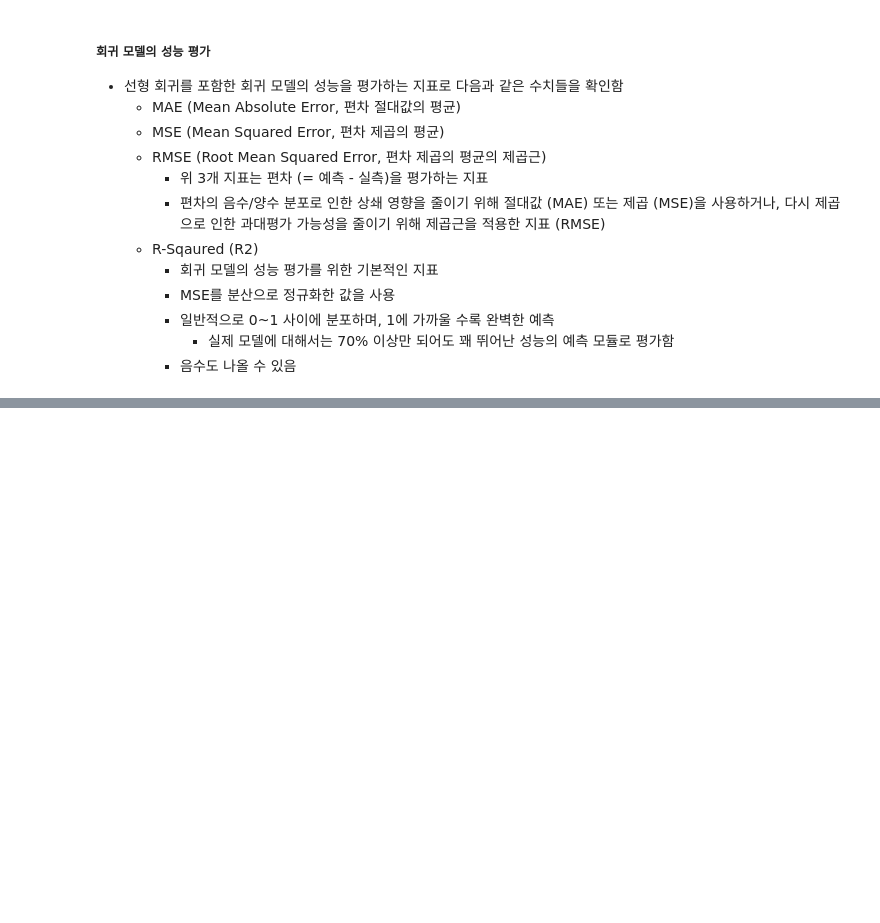
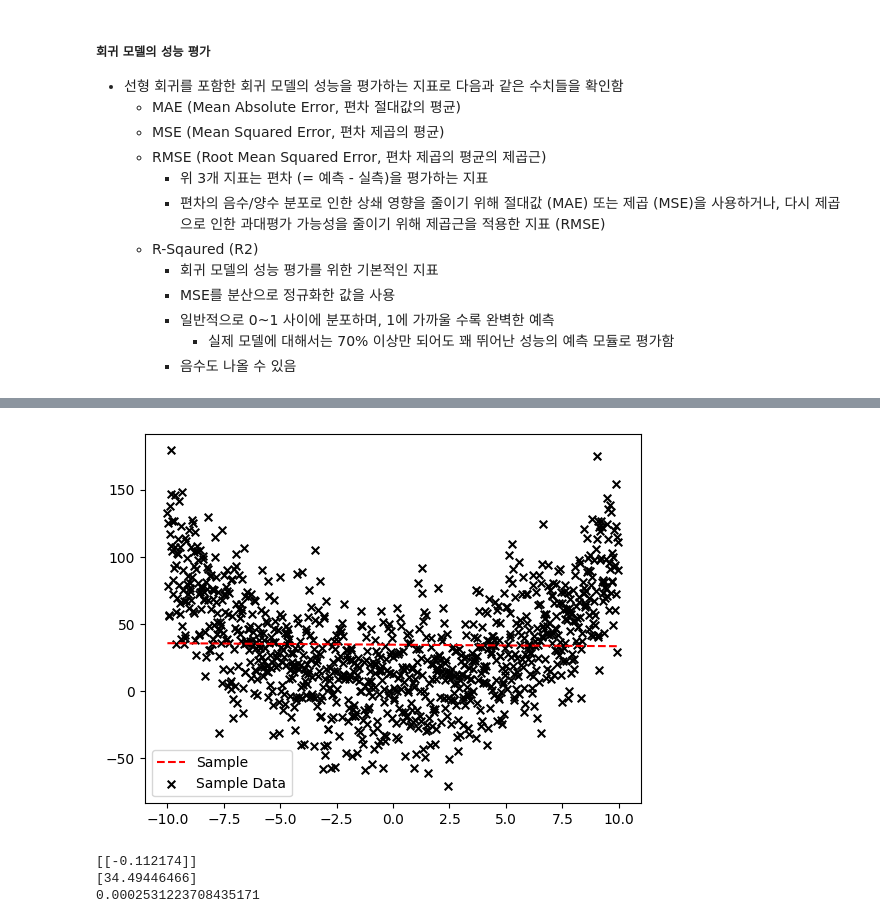
Before and after one commit to imbiotech/skbtML, a Jupyter notebook: k_pda_gmp_w_s.ipynb, the cells around one changed output, grey strips where cells are left out. Drawn from its saved outputs; the diff is of its cells as text; code cells hidden in the pictures; blank space fills up the shorter version.

```diff
--- a/k_pda_gmp_w_s.ipynb
+++ b/k_pda_gmp_w_s.ipynb
@@ -1082,0 +1142,28 @@ np.mean(iris.target == clf.predict(iris.data))
+# %%
+### Case 1. values만 특성으로 사용한 훈련 ###
+
+# Linear Regression Model 생성
+model = linear_model.LinearRegression()
+
+
+# 모델 훈련 및 예측 결과 도출 (훈련 데이터: values, 훈련 결과: y_val)
+model.fit(values, y_val)
+y_pred1 = model.predict(values)
+
+
+# 예측 결과를 시각화
+plt.plot(values, y_pred1, linestyle="--", color="red", label="Sample") # y_pred1을 선으로 표시
+plt.scatter(values, y_val, c="black",s=30,marker="x",label="Sample Data") # y_val을 산점도 형태로 표시
+plt.legend()
+plt.show()
+
+
+# 훈련된 모델의 가중치 확인
+print(model.coef_) # 가중치 출력
+print(model.intercept_) # 절편 출력
+print(model.score(values, y_val)) # 모델의 정확도 출력, 결정 계수 (R^2) 출력
+# %% [output]
+[figure, added]
+[[-0.112174]]
+[34.49446466]
+0.0002531223708435171
```
Also changed, not shown: parts of 21 cells of this notebook.
